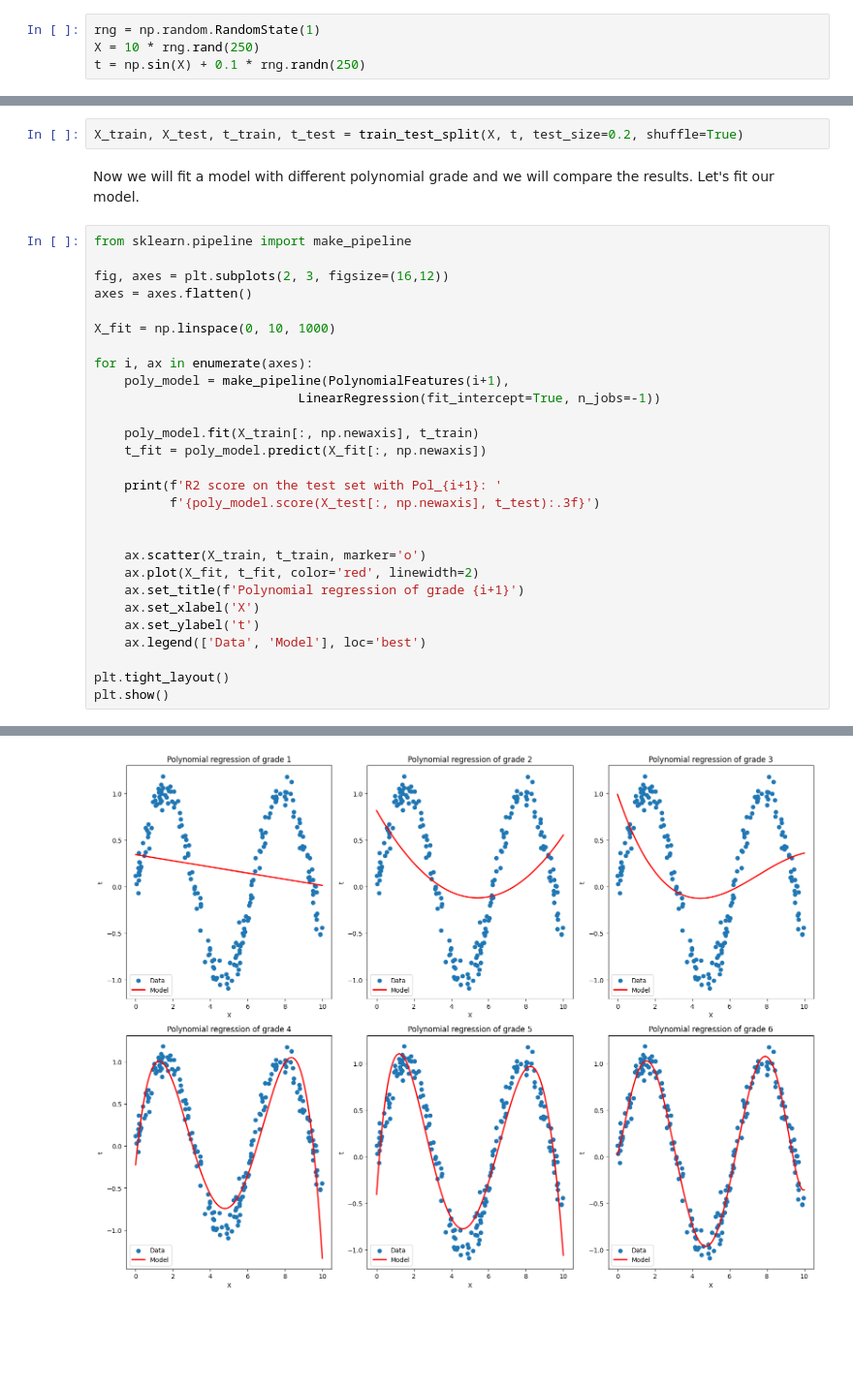
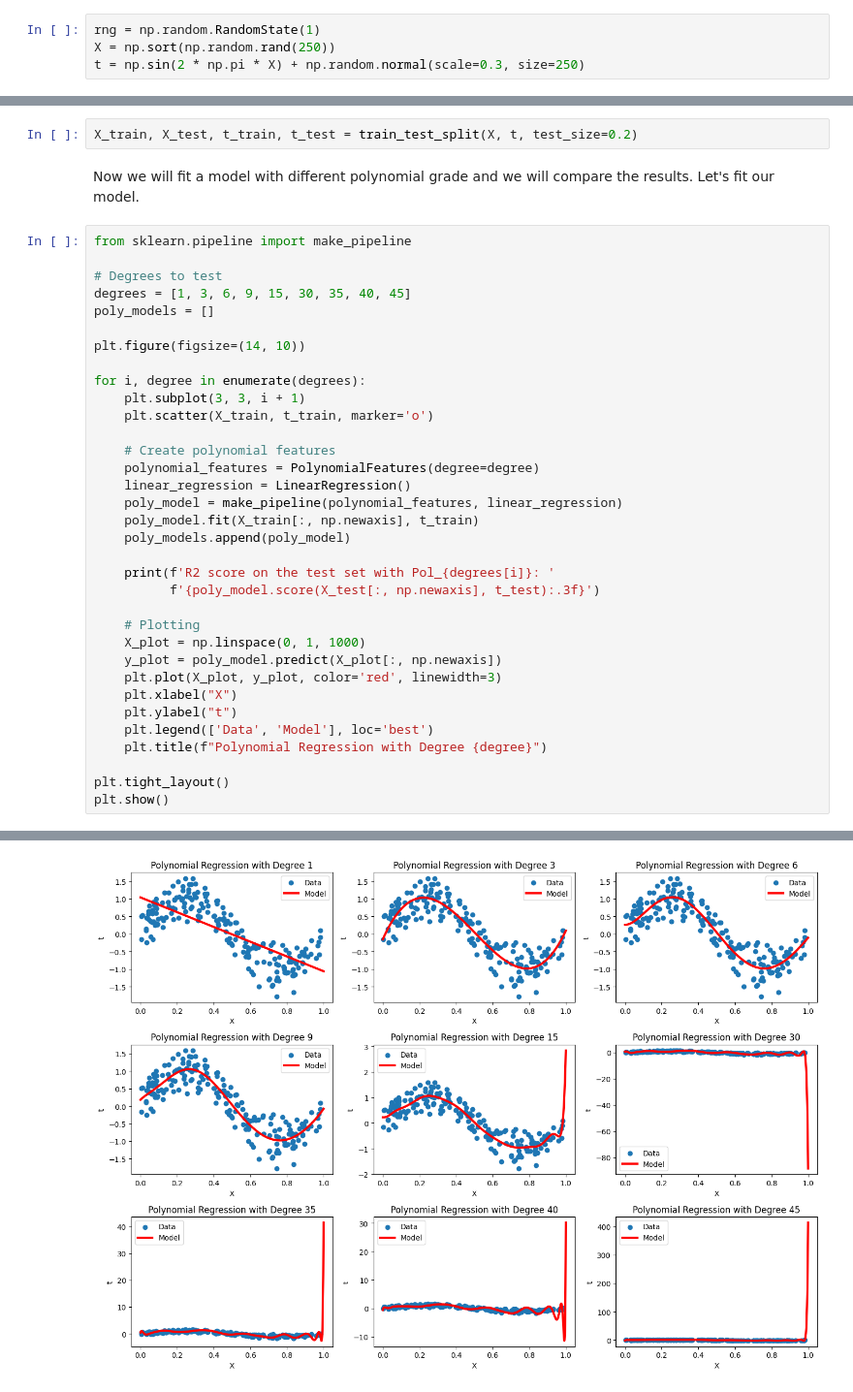
Before and after one commit to LeonardoSaccotelli/Machine-Learning-Collection-Lab, a Jupyter notebook: Machine-Learning-Lab/3-Linear-Models/3.0-Linear-Regression.ipynb, the cells around one changed output, grey strips where cells are left out. Shown at 97% size. Saved outputs shown, nothing was run; the diff lists cells and outputs as text; blank space fills up the shorter version.

Commit message:
Updated 3.0-Linear-Regression.ipynb
In 3.0-Linear-Regression.ipynb updated section related to the polynomial basis functions, to show the effect of higher order polynomial regression.

```diff
--- a/Machine-Learning-Lab/3-Linear-Models/3.0-Linear-Regression.ipynb
+++ b/Machine-Learning-Lab/3-Linear-Models/3.0-Linear-Regression.ipynb
@@ -197,8 +197,8 @@ The cleanest way to achieve this is to use a pipeline.
 Let's create some data that do not have a linear shape.
 # %%
 rng = np.random.RandomState(1)
-X = 10 * rng.rand(250)
-t = np.sin(X) + 0.1 * rng.randn(250)
+X = np.sort(np.random.rand(250))
+t = np.sin(2 * np.pi * X) + np.random.normal(scale=0.3, size=250)
 # %% [markdown]
 Let's visualize our input features with respect the target value.
 # %%
@@ -212,34 +212,40 @@ plt.show()
 # %% [markdown]
 Let's create our training and test data.
 # %%
-X_train, X_test, t_train, t_test = train_test_split(X, t, test_size=0.2, shuffle=True)
+X_train, X_test, t_train, t_test = train_test_split(X, t, test_size=0.2)
 # %% [markdown]
 Now we will fit a model with different polynomial grade and we will compare the results. Let's fit our model.
 # %%
 from sklearn.pipeline import make_pipeline
 
-fig, axes = plt.subplots(2, 3, figsize=(16,12))
-axes = axes.flatten()
+# Degrees to test
+degrees = [1, 3, 6, 9, 15, 30, 35, 40, 45]
+poly_models = []
 
-X_fit = np.linspace(0, 10, 1000)
+plt.figure(figsize=(14, 10))
 
-for i, ax in enumerate(axes):
-    poly_model = make_pipeline(PolynomialFeatures(i+1),
-                           LinearRegression(fit_intercept=True, n_jobs=-1))
+for i, degree in enumerate(degrees):
+    plt.subplot(3, 3, i + 1)
+    plt.scatter(X_train, t_train, marker='o')
 
+    # Create polynomial features
+    polynomial_features = PolynomialFeatures(degree=degree)
+    linear_regression = LinearRegression()
+    poly_model = make_pipeline(polynomial_features, linear_regression)
     poly_model.fit(X_train[:, np.newaxis], t_train)
-    t_fit = poly_model.predict(X_fit[:, np.newaxis])
+    poly_models.append(poly_model)
 
-    print(f'R2 score on the test set with Pol_{i+1}: '
+    print(f'R2 score on the test set with Pol_{degrees[i]}: '
           f'{poly_model.score(X_test[:, np.newaxis], t_test):.3f}')
 
-
-    ax.scatter(X_train, t_train, marker='o')
-    ax.plot(X_fit, t_fit, color='red', linewidth=2)
-    ax.set_title(f'Polynomial regression of grade {i+1}')
-    ax.set_xlabel('X')
-    ax.set_ylabel('t')
-    ax.legend(['Data', 'Model'], loc='best')
+    # Plotting
+    X_plot = np.linspace(0, 1, 1000)
+    y_plot = poly_model.predict(X_plot[:, np.newaxis])
+    plt.plot(X_plot, y_plot, color='red', linewidth=3)
+    plt.xlabel("X")
+    plt.ylabel("t")
+    plt.legend(['Data', 'Model'], loc='best')
+    plt.title(f"Polynomial Regression with Degree {degree}")
 
 plt.tight_layout()
 plt.show()
@@ -253,3 +262,3 @@ R2 score on the test set with Pol_6: 0.962
-[figure, old version]
+[figure, new version]
 # %% [markdown]
 Our linear model, through the use of different-order polynomial basis functions, can provide an excellent fit to this nonlinear data! Of course, other basis functions are possible.
```
Also changed, not shown: parts of 12 cells of this notebook.
